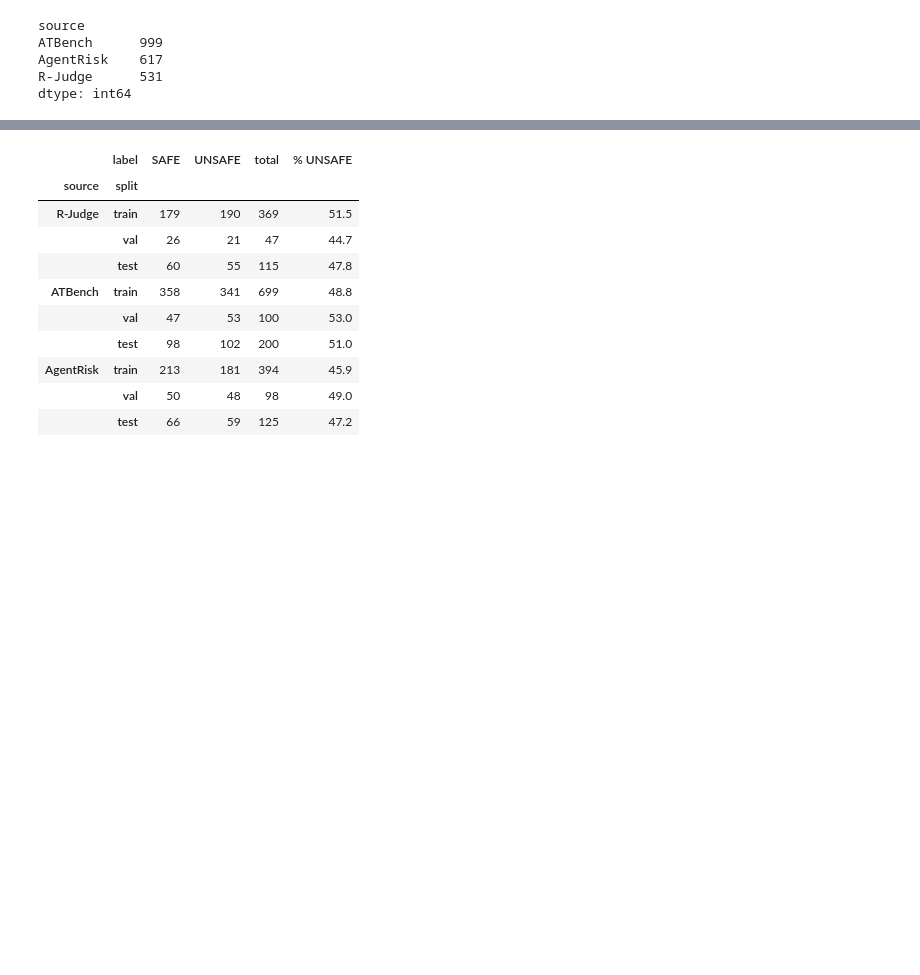
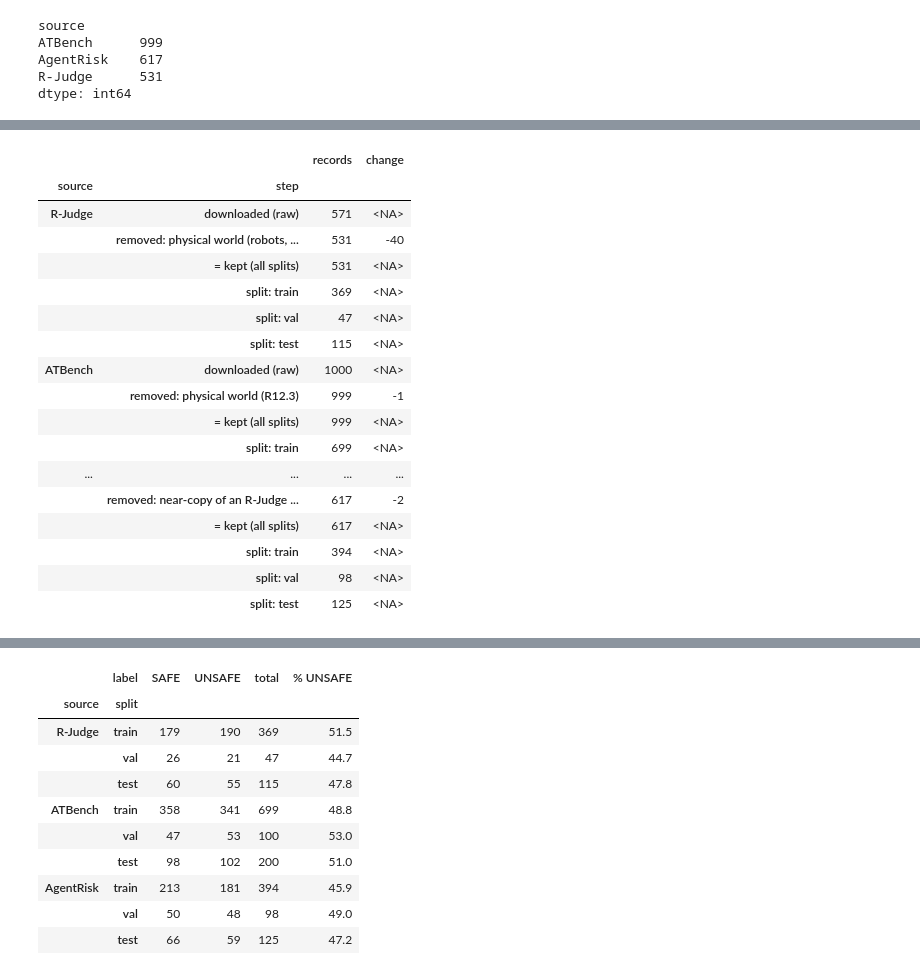
Before and after one commit to iParamModi/agent-risk-monitor, a Jupyter notebook: notebooks/external_eda.ipynb, the cells around one changed output, grey strips where cells are left out. Drawn from its saved outputs; the diff is of its cells as text; code cells hidden in the pictures; blank space fills up the shorter version.

```diff
--- a/notebooks/external_eda.ipynb
+++ b/notebooks/external_eda.ipynb
@@ -112,0 +123,46 @@ def pct_table(t):
+# %%
+from src.external.phase_a import risk_type_fn, CAPPED_TYPE
+
+ar_report = json.loads((EXT / "agentrisk_report.json").read_text(encoding="utf-8"))
+physical = {line.split("#")[0].strip() for line in (EXT / "excluded_physical.txt").read_text(encoding="utf-8").splitlines()} - {""}
+kept = df.groupby("source").size()
+removed = {
+    "R-Judge": [("physical world (robots, devices; R12.3)", sum(i.startswith("RJ-") for i in physical))],
+    "ATBench": [("physical world (R12.3)", sum(i.startswith("ATB-") for i in physical))],
+    "AgentRisk": [("severity 2 'Low': unclear middle (R12.5, Q1)", len(ar_report["left_out_severity"])),
+                  ("physical world (Q5)", len(ar_report["excluded_flags"]["physical_world"])),
+                  ("near-copy of an R-Judge record (Q5)", len(ar_report["excluded_flags"]["rjudge_near_duplicate"]))],
+}
+steps = []
+for src in SOURCES.values():
+    raw = int(kept[src]) + sum(n for _, n in removed[src])
+    steps.append({"source": src, "step": "downloaded (raw)", "records": raw, "change": None})
+    left = raw
+    for why, n in removed[src]:
+        left -= n
+        steps.append({"source": src, "step": f"removed: {why}", "records": left, "change": -n})
+    steps.append({"source": src, "step": "= kept (all splits)", "records": left, "change": None})
+    for sp in SPLIT_ORDER:
+        steps.append({"source": src, "step": f"  split: {sp}", "records": int(((df.source == src) & (df.split == sp)).sum()), "change": None})
+funnel = pd.DataFrame(steps).set_index(["source", "step"])
+funnel["change"] = funnel["change"].astype("Int64")
+funnel
+# %% [output]
+|  |  | records | change |
+| source | step |  |  |
+| R-Judge | downloaded (raw) | 571 | <NA> |
+|  | removed: physical world (robots, ... | 531 | -40 |
+|  | = kept (all splits) | 531 | <NA> |
+|  | split: train | 369 | <NA> |
+|  | split: val | 47 | <NA> |
+|  | split: test | 115 | <NA> |
+| ATBench | downloaded (raw) | 1000 | <NA> |
+|  | removed: physical world (R12.3) | 999 | -1 |
+|  | = kept (all splits) | 999 | <NA> |
+|  | split: train | 699 | <NA> |
+| ... | ... | ... | ... |
+|  | removed: near-copy of an R-Judge ... | 617 | -2 |
+|  | = kept (all splits) | 617 | <NA> |
+|  | split: train | 394 | <NA> |
+|  | split: val | 98 | <NA> |
+|  | split: test | 125 | <NA> |
```
Also changed, not shown: parts of 14 cells of this notebook, 1 other file.
